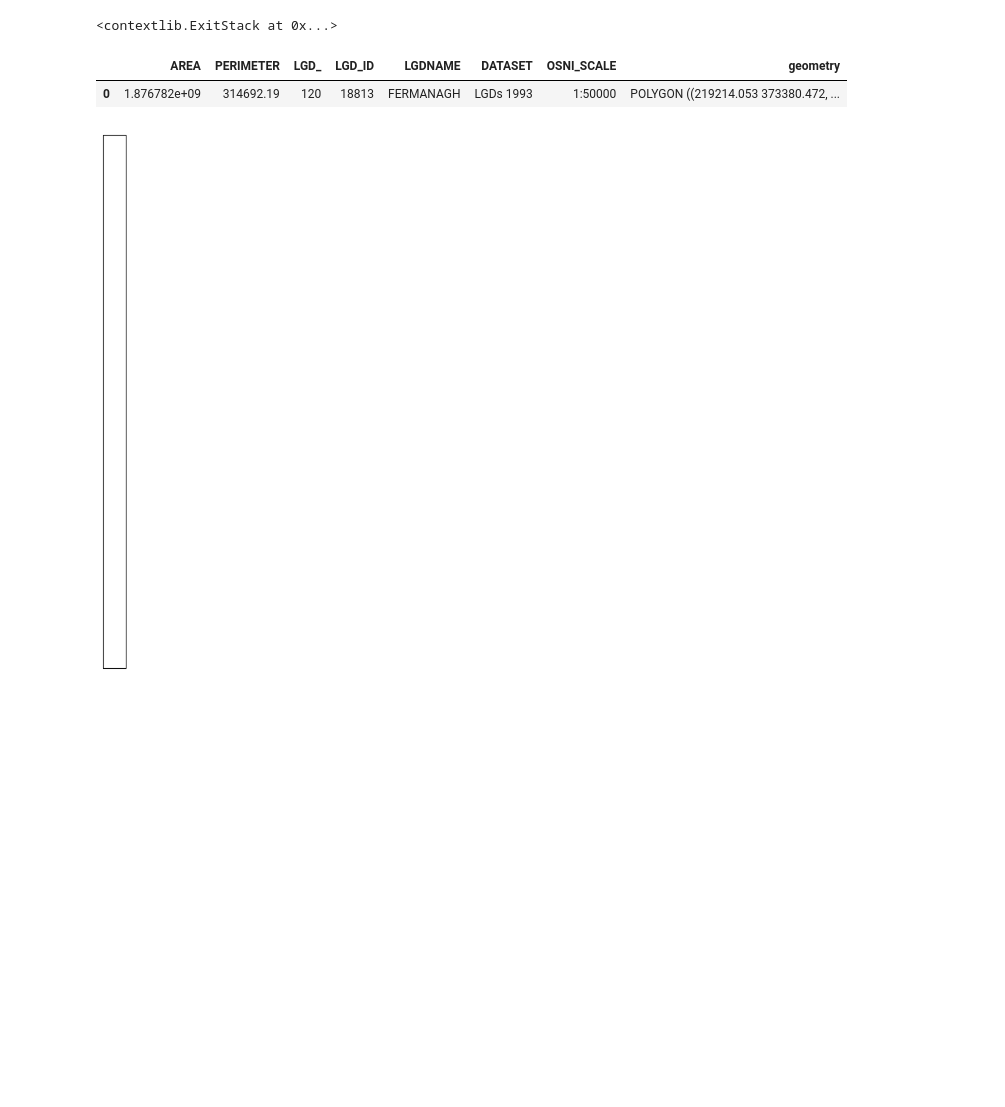
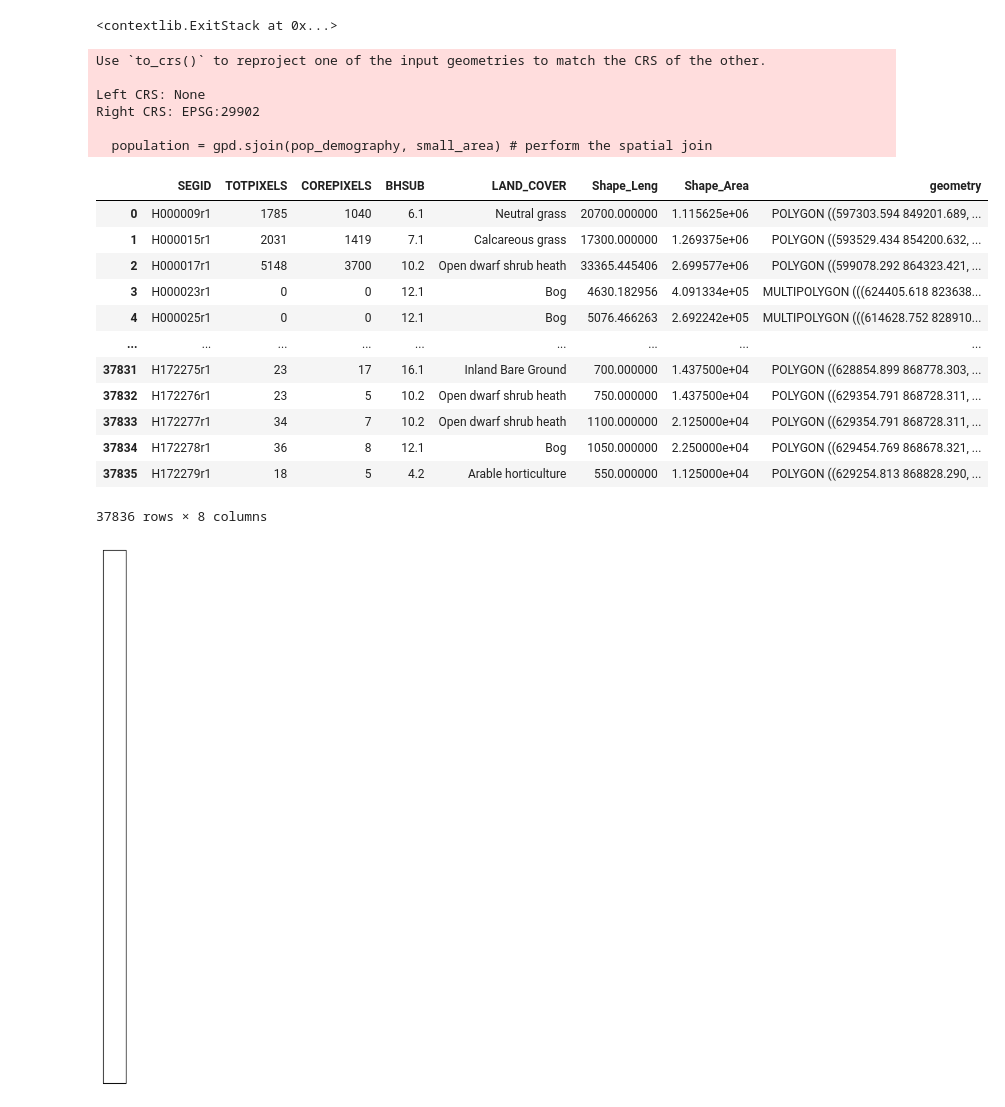
Before and after one commit to fd1807/EGM722_Project, a Jupyter notebook: Project_EGM722.ipynb, the cells around one changed output. Cells and saved outputs as stored; diff of their text form; code cells hidden in the pictures; blank space fills up the shorter version.

Commit message:
change to excel file and sa_shapefile

```diff
--- a/Project_EGM722.ipynb
+++ b/Project_EGM722.ipynb
@@ -42,12 +42,37 @@ buildings= gpd.read_file(os.path.abspath('Project_datafiles/Building_Fermanagh.s
 pop_demography=gpd.read_file(os.path.abspath('Project_datafiles/pop_demography.csv'))
 outline = gpd.read_file(os.path.abspath('Project_datafiles/Fermanagh_DCA.shp'))
 small_area= gpd.read_file(os.path.abspath('Project_datafiles/SA_poly.shp'))
-land_cover= gpd.read_file(os.path.abspath('Project_datafiles/LCM_Fermanagh.shp'))
+land_cover= gpd.read_file(os.path.abspath('Project_datafiles/LC_Fermanagh.shp'))
+# %%
+population = gpd.sjoin(pop_demography, small_area) # perform the spatial join
+# %% [output]
+Use `to_crs()` to reproject one of the input geometries to match the CRS of the other.
+
+Left CRS: None
+Right CRS: EPSG:29902
+
+  population = gpd.sjoin(pop_demography, small_area) # perform the spatial join
 # %%
-outline.head()
+flood.to_crs(epsg = 2157)
+roads.to_crs(epsg = 2157)
+buildings.to_crs(epsg = 2157)
+outline.to_crs(epsg = 2157)
+small_area.to_crs(epsg = 2157)
+land_cover.to_crs(epsg = 2157)
 # %% [output]
-|  | AREA | PERIMETER | LGD_ | LGD_ID | LGDNAME | DATASET | OSNI_SCALE | geometry |
-| 0 | 1.876782e+09 | 314692.19 | 120 | 18813 | FERMANAGH | LGDs 1993 | 1:50000 | POLYGON ((219214.053 373380.472, ... |
+|  | SEGID | TOTPIXELS | COREPIXELS | BHSUB | LAND_COVER | Shape_Leng | Shape_Area | geometry |
+| 0 | H000009r1 | 1785 | 1040 | 6.1 | Neutral grass | 20700.000000 | 1.115625e+06 | POLYGON ((597303.594 849201.689, ... |
+| 1 | H000015r1 | 2031 | 1419 | 7.1 | Calcareous grass | 17300.000000 | 1.269375e+06 | POLYGON ((593529.434 854200.632, ... |
+| 2 | H000017r1 | 5148 | 3700 | 10.2 | Open dwarf shrub heath | 33365.445406 | 2.699577e+06 | POLYGON ((599078.292 864323.421, ... |
+| 3 | H000023r1 | 0 | 0 | 12.1 | Bog | 4630.182956 | 4.091334e+05 | MULTIPOLYGON (((624405.618 823638... |
+| 4 | H000025r1 | 0 | 0 | 12.1 | Bog | 5076.466263 | 2.692242e+05 | MULTIPOLYGON (((614628.752 828910... |
+| ... | ... | ... | ... | ... | ... | ... | ... | ... |
+| 37831 | H172275r1 | 23 | 17 | 16.1 | Inland Bare Ground | 700.000000 | 1.437500e+04 | POLYGON ((628854.899 868778.303, ... |
+| 37832 | H172276r1 | 23 | 5 | 10.2 | Open dwarf shrub heath | 750.000000 | 1.437500e+04 | POLYGON ((629354.791 868728.311, ... |
+| 37833 | H172277r1 | 34 | 7 | 10.2 | Open dwarf shrub heath | 1100.000000 | 2.125000e+04 | POLYGON ((629354.791 868728.311, ... |
+| 37834 | H172278r1 | 36 | 8 | 12.1 | Bog | 1050.000000 | 2.250000e+04 | POLYGON ((629454.769 868678.321, ... |
+| 37835 | H172279r1 | 18 | 5 | 4.2 | Arable horticulture | 550.000000 | 1.125000e+04 | POLYGON ((629254.813 868828.290, ... |
+37836 rows × 8 columns
 # %%
 myFig = plt.figure(figsize=(10, 10))  # create a figure of size 10x10 (representing the page size in inches)
 
```
Also changed, not shown: parts of 5 cells of this notebook, 1 other file.
